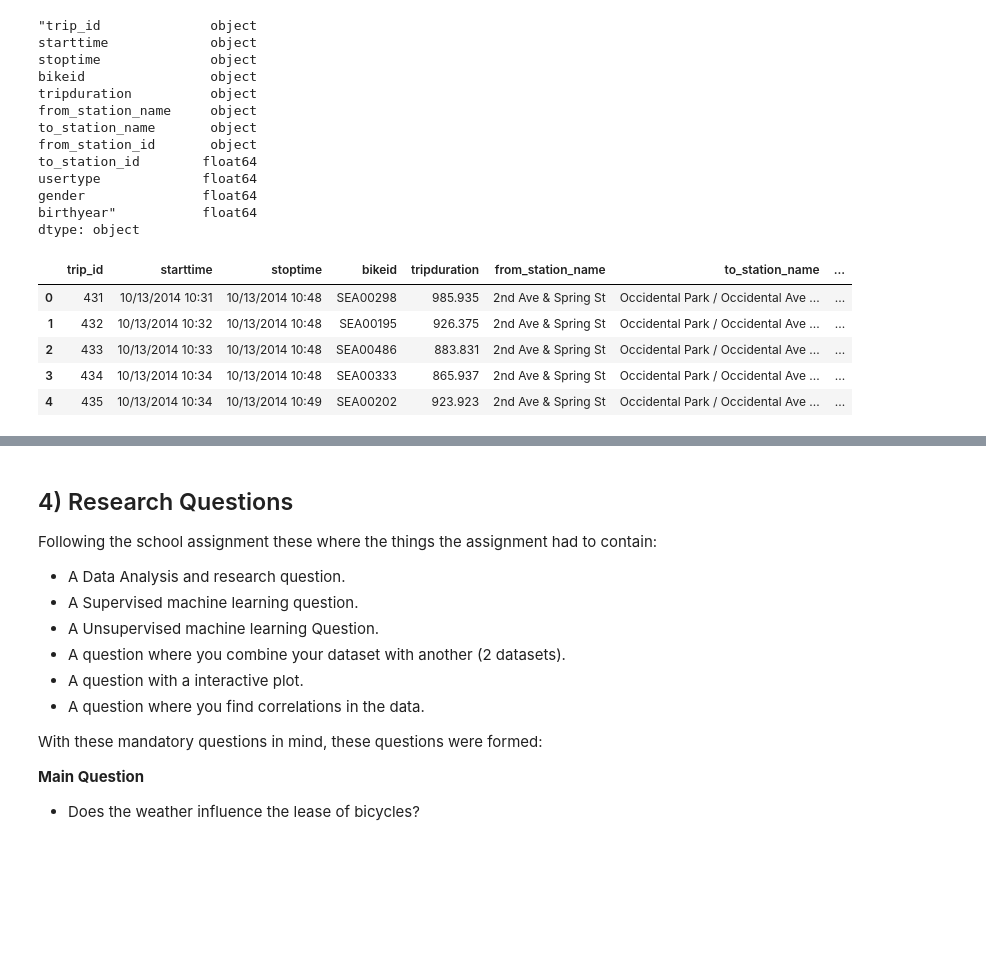
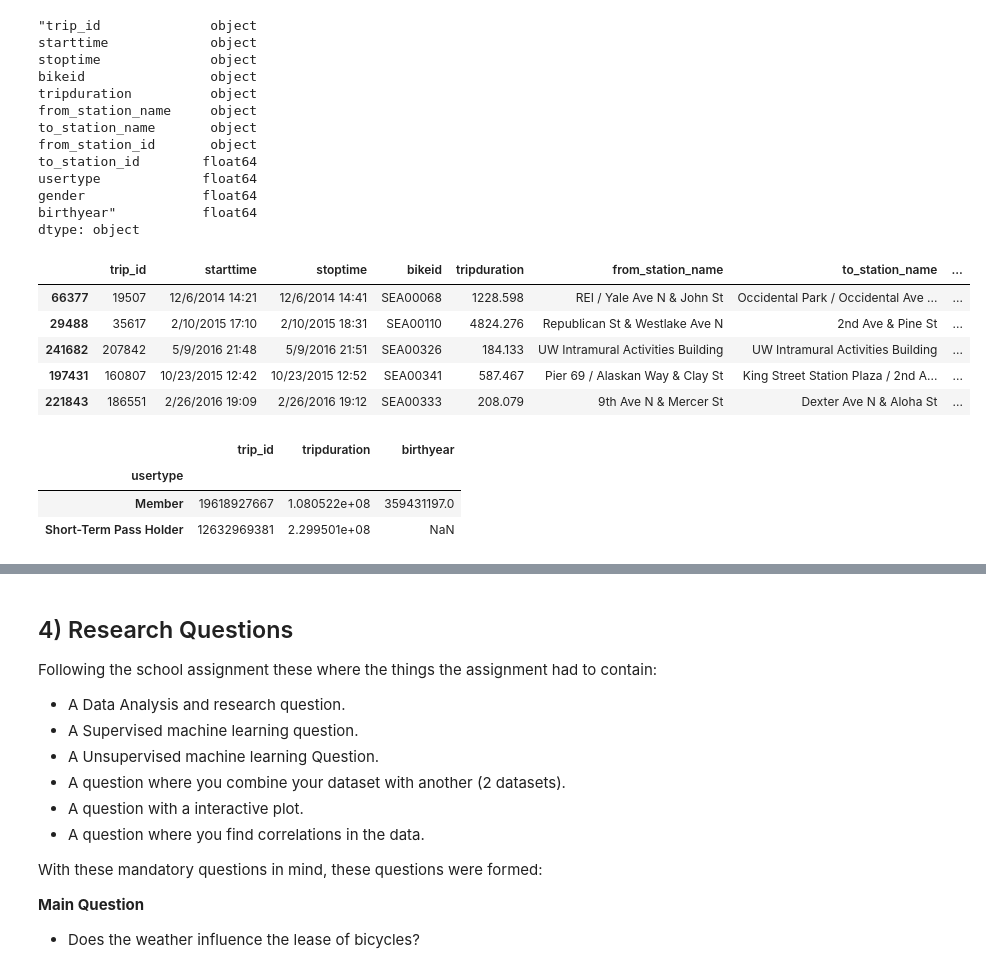
Before and after one commit to JeroenBoshuis/DataScience_Casus, a Jupyter notebook: Did it rain in Seattle and does this affect cycling.ipynb, the cells around one changed output, grey strips where cells are left out. Saved outputs shown, nothing was run; the diff lists cells and outputs as text; code cells hidden in the pictures; blank space fills up the shorter version.

```diff
--- a/Did it rain in Seattle and does this affect cycling.ipynb
+++ b/Did it rain in Seattle and does this affect cycling.ipynb
@@ -518,12 +520,19 @@ usertype             float64
 gender               float64
 birthyear"           float64
 dtype: object
-# %%
-trip.head()
-# %% [output]
-|  | trip_id | starttime | stoptime | bikeid | tripduration | from_station_name | to_station_name | ... |
-| 0 | 431 | 10/13/2014 10:31 | 10/13/2014 10:48 | SEA00298 | 985.935 | 2nd Ave & Spring St | Occidental Park / Occidental Ave ... | ... |
-| 1 | 432 | 10/13/2014 10:32 | 10/13/2014 10:48 | SEA00195 | 926.375 | 2nd Ave & Spring St | Occidental Park / Occidental Ave ... | ... |
-| 2 | 433 | 10/13/2014 10:33 | 10/13/2014 10:48 | SEA00486 | 883.831 | 2nd Ave & Spring St | Occidental Park / Occidental Ave ... | ... |
-| 3 | 434 | 10/13/2014 10:34 | 10/13/2014 10:48 | SEA00333 | 865.937 | 2nd Ave & Spring St | Occidental Park / Occidental Ave ... | ... |
-| 4 | 435 | 10/13/2014 10:34 | 10/13/2014 10:49 | SEA00202 | 923.923 | 2nd Ave & Spring St | Occidental Park / Occidental Ave ... | ... |
+# %%
+trip.sample(5)
+# %% [output]
+|  | trip_id | starttime | stoptime | bikeid | tripduration | from_station_name | to_station_name | ... |
+| 66377 | 19507 | 12/6/2014 14:21 | 12/6/2014 14:41 | SEA00068 | 1228.598 | REI / Yale Ave N & John St | Occidental Park / Occidental Ave ... | ... |
+| 29488 | 35617 | 2/10/2015 17:10 | 2/10/2015 18:31 | SEA00110 | 4824.276 | Republican St & Westlake Ave N | 2nd Ave & Pine St | ... |
+| 241682 | 207842 | 5/9/2016 21:48 | 5/9/2016 21:51 | SEA00326 | 184.133 | UW Intramural Activities Building | UW Intramural Activities Building | ... |
+| 197431 | 160807 | 10/23/2015 12:42 | 10/23/2015 12:52 | SEA00341 | 587.467 | Pier 69 / Alaskan Way & Clay St | King Street Station Plaza / 2nd A... | ... |
+| 221843 | 186551 | 2/26/2016 19:09 | 2/26/2016 19:12 | SEA00333 | 208.079 | 9th Ave N & Mercer St | Dexter Ave N & Aloha St | ... |
+# %%
+trip.groupby('usertype').sum()
+# %% [output]
+|  | trip_id | tripduration | birthyear |
+| usertype |  |  |  |
+| Member | 19618927667 | 1.080522e+08 | 359431197.0 |
+| Short-Term Pass Holder | 12632969381 | 2.299501e+08 | NaN |
```
Also changed, not shown: parts of 7 cells of this notebook.
